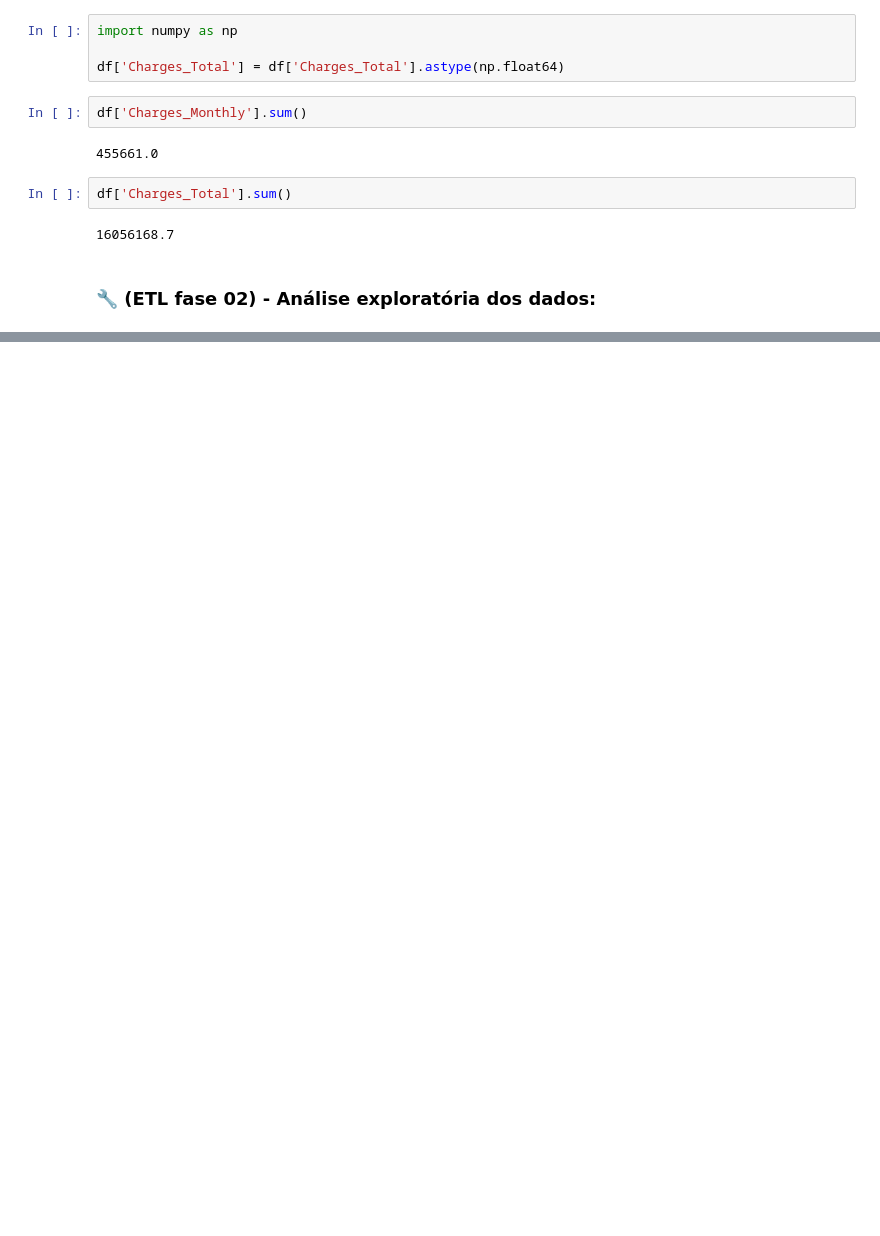
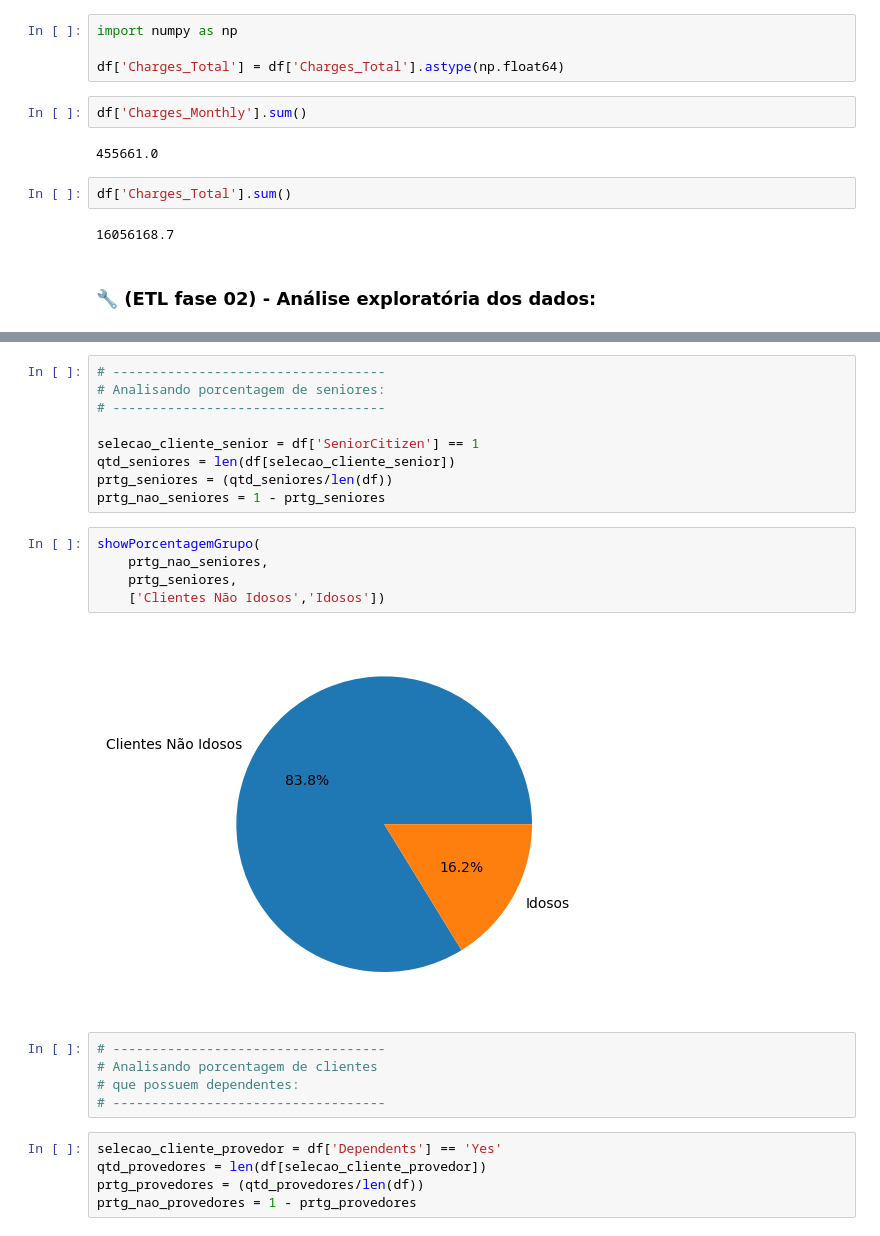
Before and after one commit to Megalonnix/ChallengeTelecomX, a Jupyter notebook: TelecomX_BR2.ipynb, the cells around one changed output, grey strips where cells are left out. Drawn from its saved outputs; the diff is of its cells as text; blank space fills up the shorter version.

```diff
--- a/TelecomX_BR2.ipynb
+++ b/TelecomX_BR2.ipynb
@@ -302,0 +337,26 @@ df['Charges_Total'].sum()
+# %%
+# -----------------------------------
+# Analisando porcentagem de seniores:
+# -----------------------------------
+
+selecao_cliente_senior = df['SeniorCitizen'] == 1
+qtd_seniores = len(df[selecao_cliente_senior])
+prtg_seniores = (qtd_seniores/len(df))
+prtg_nao_seniores = 1 - prtg_seniores
+# %%
+showPorcentagemGrupo(
+    prtg_nao_seniores,
+    prtg_seniores,
+    ['Clientes Não Idosos','Idosos'])
+# %% [output]
+[figure, added]
+# %%
+# -----------------------------------
+# Analisando porcentagem de clientes
+# que possuem dependentes:
+# -----------------------------------
+# %%
+selecao_cliente_provedor = df['Dependents'] == 'Yes'
+qtd_provedores = len(df[selecao_cliente_provedor])
+prtg_provedores = (qtd_provedores/len(df))
+prtg_nao_provedores = 1 - prtg_provedores
```
Also changed, not shown: parts of 9 cells of this notebook.
